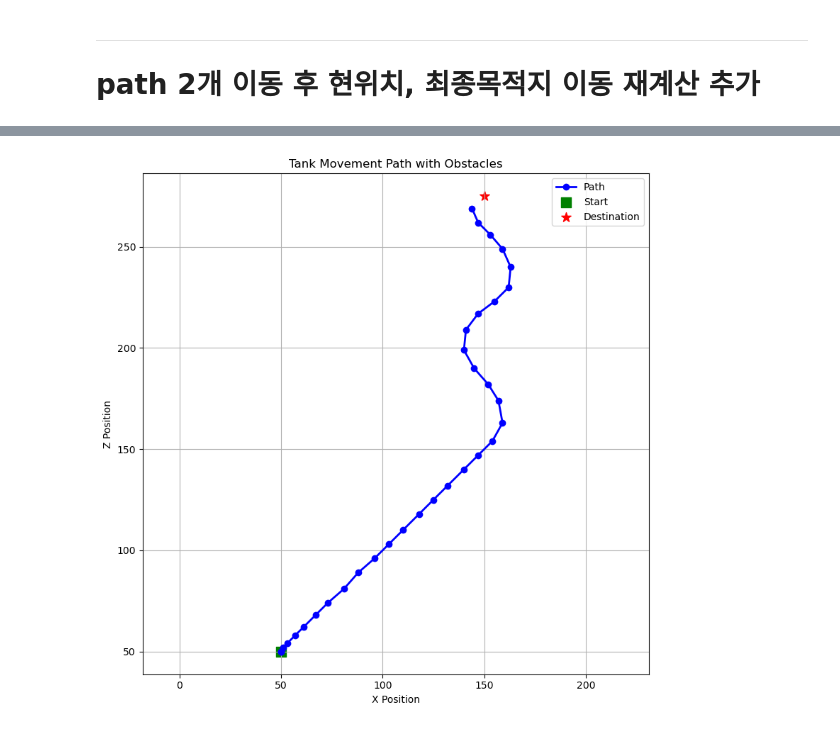
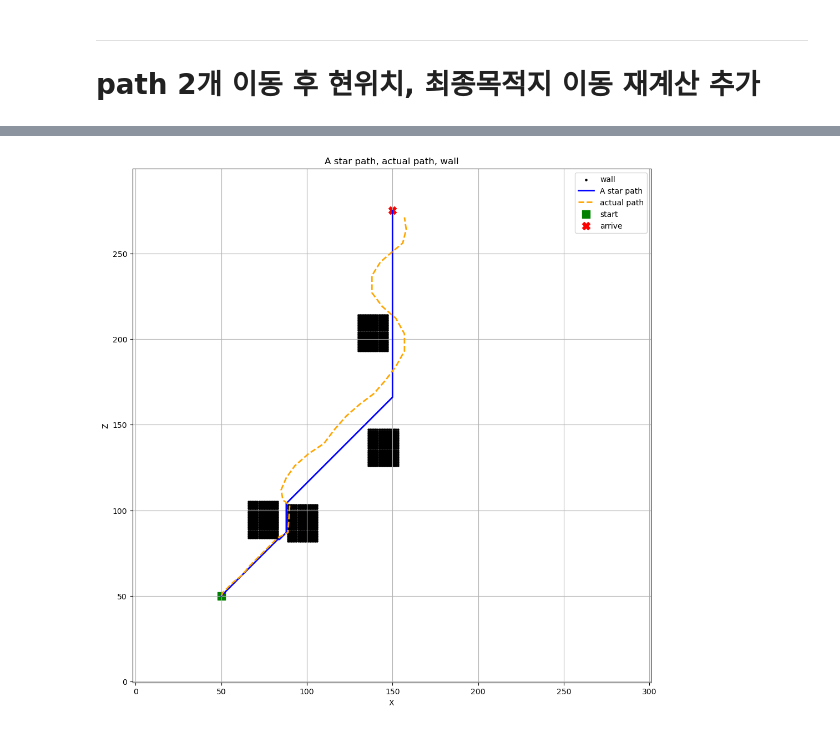
Before and after one commit to sharesugi/ready, a Jupyter notebook: 자율주행 파트/jhy/0602.ipynb, the cells around one changed output, grey strips where cells are left out. Drawn from its saved outputs; the diff is of its cells as text; code cells hidden in the pictures.

Commit message:
path2에기홍님휴리스틱함수추가

```diff
--- a/자율주행 파트/jhy/0602.ipynb
+++ b/자율주행 파트/jhy/0602.ipynb
@@ -430,59 +416,54 @@ Press CTRL+C to quit
 # %%
-import numpy as np
 import pandas as pd
 import matplotlib.pyplot as plt
-import requests
+import numpy as np
 
-# 데이터 불러오기
-df = pd.read_csv("tank_path0.csv")
-maze = np.load("maze.npy")  # 저장된 장애물 정보
-x_path = df["x"]
-z_path = df["z"]
+# ====== 1. 기본 데이터 로딩 ======
+maze = np.load("maze.npy")
+a_star_path = pd.read_csv("a_star_path.csv") # a_star_path.csv는 경로 탐색 알고리즘 A*가 계산한 경로 결과(x, z 좌표가 담긴 csv파일)
+actual_path = pd.read_csv("tank_path0.csv")  # tank_path0.csv는 시뮬레이터에서 탱크가 실제로 따라간 경로(x, z 좌표가 담긴 csv파일)
 
-# 시작/도착 지점
-start_x, start_z = 50, 50
-destination_x, destination_z = 150, 275
+# ====== 2. 시작점과 목적지 (Flask 코드에서 가져온 값) ======
+start = (50, 50)
+destination = (150, 275)
 
-plt.figure(figsize=(8, 8))
+# ====== 3. 좌표 추출 ======
+a_star_x = a_star_path["x"].tolist()
+a_star_z = a_star_path["z"].tolist()
 
-# 장애물 시각화
+actual_x = actual_path["x"].tolist()
+actual_z = actual_path["z"].tolist()
+
+# ====== 4. 시각화 시작 ======
+plt.figure(figsize=(10, 10))
+
+# 🔲 장애물 시각화 (maze에서 1인 좌표만 그림)
 obstacle_coords = np.argwhere(maze == 1)
 if len(obstacle_coords) > 0:
-    obs_x = obstacle_coords[:, 0]
-    obs_z = obstacle_coords[:, 1]
-    plt.scatter(obs_x, obs_z, color='black', s=10, label="Obstacle")
+    obs_z, obs_x = zip(*obstacle_coords)
+    plt.scatter(obs_x, obs_z, color='black', s=5, label="wall")
 
-# 이동 경로
-plt.plot(x_path, z_path, marker='o', color='blue', linewidth=2, label="Path")
+# 🔵 A* 경로
+plt.plot(a_star_x, a_star_z, color='blue', linewidth=2, label="A star path")
 
-# 시작점/도착점
-plt.scatter(start_x, start_z, color='green', s=100, label="Start", marker='s')
-plt.scatter(destination_x, destination_z, color='red', s=100, label="Destination", marker='*')
+# 🔸 실제 이동 경로
+plt.plot(actual_x, actual_z, color='orange', linestyle='--', linewidth=2, label="actual path")
 
-# 마무리
-plt.title("Tank Movement Path with Obstacles")
-plt.xlabel("X Position")
-plt.ylabel("Z Position")
+# 🟢 시작점
+plt.scatter([start[0]], [start[1]], c='green', s=100, marker='s', label="start")
+
+# 🔴 목적지
+plt.scatter([destination[0]], [destination[1]], c='red', s=100, marker='X', label="arrive")
+
+# ====== 5. 꾸미기 ======
+plt.title("A star path, actual path, wall")
+plt.legend()
 plt.grid(True)
 plt.axis("equal")
-plt.legend()
 plt.tight_layout()
-plt.savefig("tank_path_with_obstacles.png")
+plt.xlabel("X") # x축으로 대응
+plt.ylabel("Z") # y축으로 대응
+plt.imshow(maze, cmap=plt.cm.gray_r, origin='lower', alpha=0.2)  # 배경으로 maze 회색 표시 / origin='lower'는 좌표 (0,0)이 왼쪽 아래에 위치합니다.
 plt.show()
-
-
-# 이동 경로 그림 그릴 때 필요함.
-current_position = None
-last_position = None
-position_history = []
-
-# /get action 안에 넣을 것
-
-#     if current_grid:
-#         last_position = current_grid
-#     position_history.append(current_grid)
-
-#     df = pd.DataFrame(position_history, columns=["x", "z"])
-#     df.to_csv("tank_path0.csv", index=False)
 # %% [output]
-[figure, old version]
+[figure, new version]
```
Also changed, not shown: parts of 12 cells of this notebook, 1 other file.
